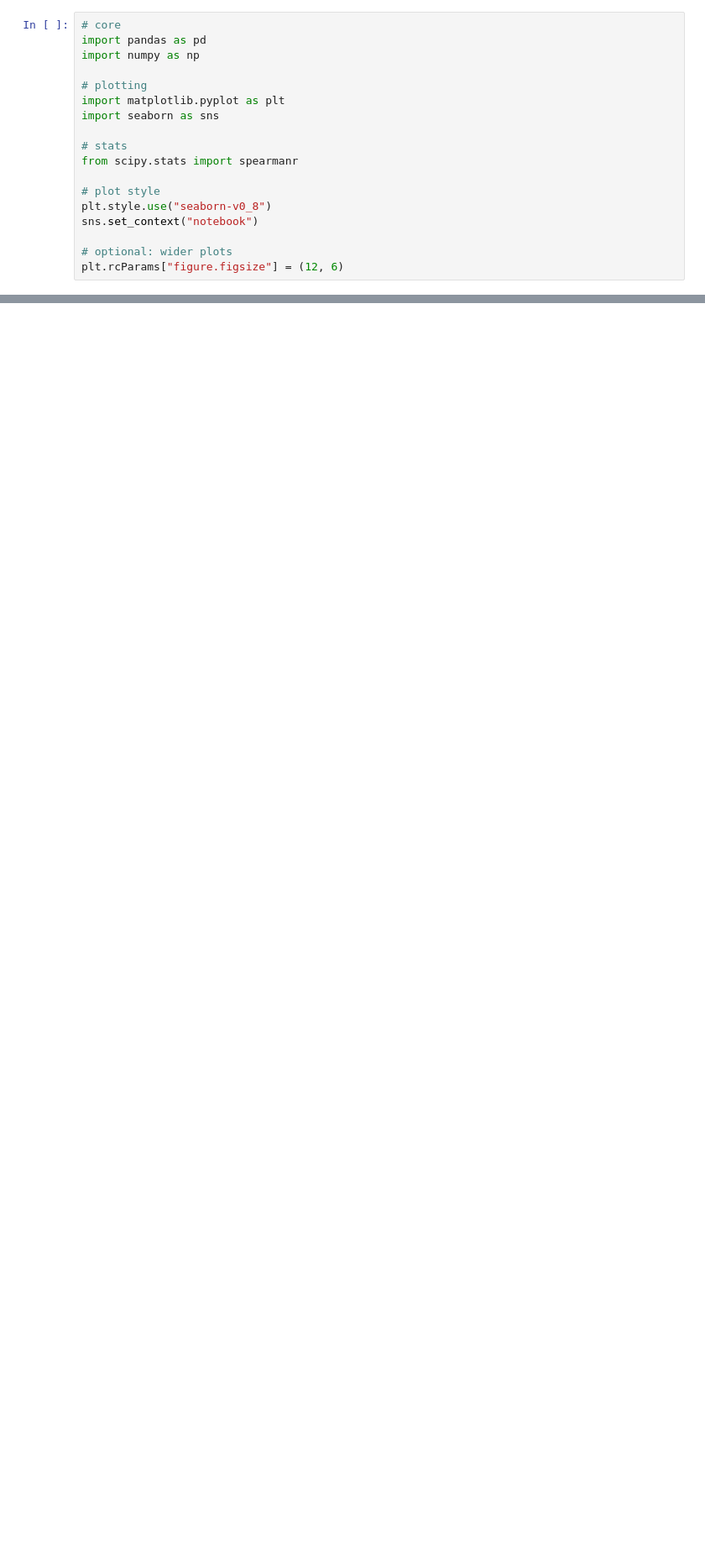
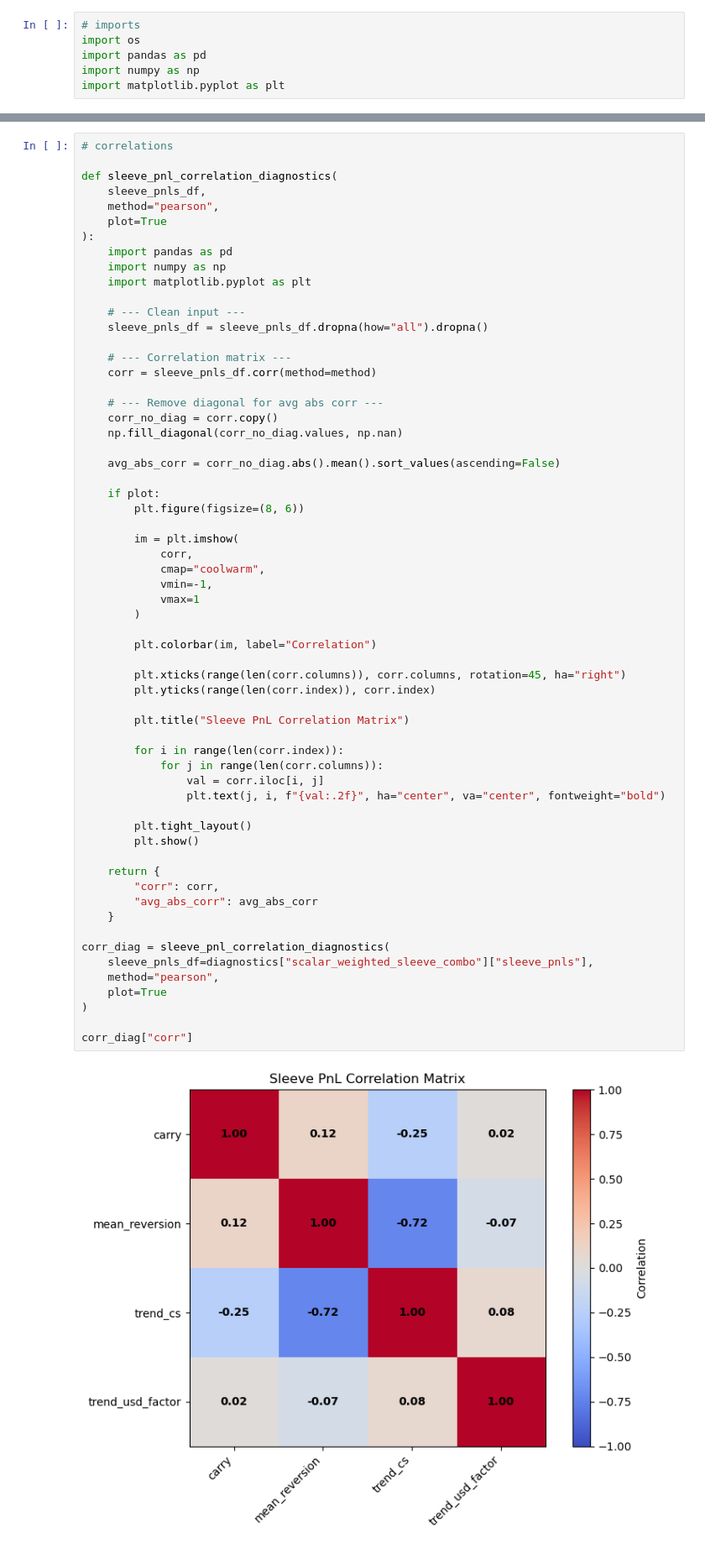
Before and after one commit to owenmosagiede/Foreign-Exchange-Pipeline, a Jupyter notebook: 4. Diagnostics.ipynb, the cells around one changed output, grey strips where cells are left out. Shown at 84% size. Drawn from its saved outputs; the diff is of its cells as text; blank space fills up the shorter version.

```diff
--- a/4. Diagnostics.ipynb
+++ b/4. Diagnostics.ipynb
@@ -1,18 +1,6 @@
 # %%
-# core
+# imports
+import os
 import pandas as pd
 import numpy as np
-
-# plotting
 import matplotlib.pyplot as plt
-import seaborn as sns
-
-# stats
-from scipy.stats import spearmanr
-
-# plot style
-plt.style.use("seaborn-v0_8")
-sns.set_context("notebook")
-
-# optional: wider plots
-plt.rcParams["figure.figsize"] = (12, 6)
@@ -1005,0 +59,63 @@ plot_rolling_return_stats(pnl)
+# %%
+# correlations
+
+def sleeve_pnl_correlation_diagnostics(
+    sleeve_pnls_df,
+    method="pearson",
+    plot=True
+):
+    import pandas as pd
+    import numpy as np
+    import matplotlib.pyplot as plt
+
+    # --- Clean input ---
+    sleeve_pnls_df = sleeve_pnls_df.dropna(how="all").dropna()
+
+    # --- Correlation matrix ---
+    corr = sleeve_pnls_df.corr(method=method)
+
+    # --- Remove diagonal for avg abs corr ---
+    corr_no_diag = corr.copy()
+    np.fill_diagonal(corr_no_diag.values, np.nan)
+
+    avg_abs_corr = corr_no_diag.abs().mean().sort_values(ascending=False)
+
+    if plot:
+        plt.figure(figsize=(8, 6))
+
+        im = plt.imshow(
+            corr,
+            cmap="coolwarm",
+            vmin=-1,
+            vmax=1
+        )
+
+        plt.colorbar(im, label="Correlation")
+
+        plt.xticks(range(len(corr.columns)), corr.columns, rotation=45, ha="right")
+        plt.yticks(range(len(corr.index)), corr.index)
+
+        plt.title("Sleeve PnL Correlation Matrix")
+
+        for i in range(len(corr.index)):
+            for j in range(len(corr.columns)):
+                val = corr.iloc[i, j]
+                plt.text(j, i, f"{val:.2f}", ha="center", va="center", fontweight="bold")
+
+        plt.tight_layout()
+        plt.show()
+
+    return {
+        "corr": corr,
+        "avg_abs_corr": avg_abs_corr
+    }
+
+corr_diag = sleeve_pnl_correlation_diagnostics(
+    sleeve_pnls_df=diagnostics["scalar_weighted_sleeve_combo"]["sleeve_pnls"],
+    method="pearson",
+    plot=True
+)
+
+corr_diag["corr"]
+# %% [output]
+[figure, added]
```
Also changed, not shown: parts of 19 cells of this notebook, 6 other files.
